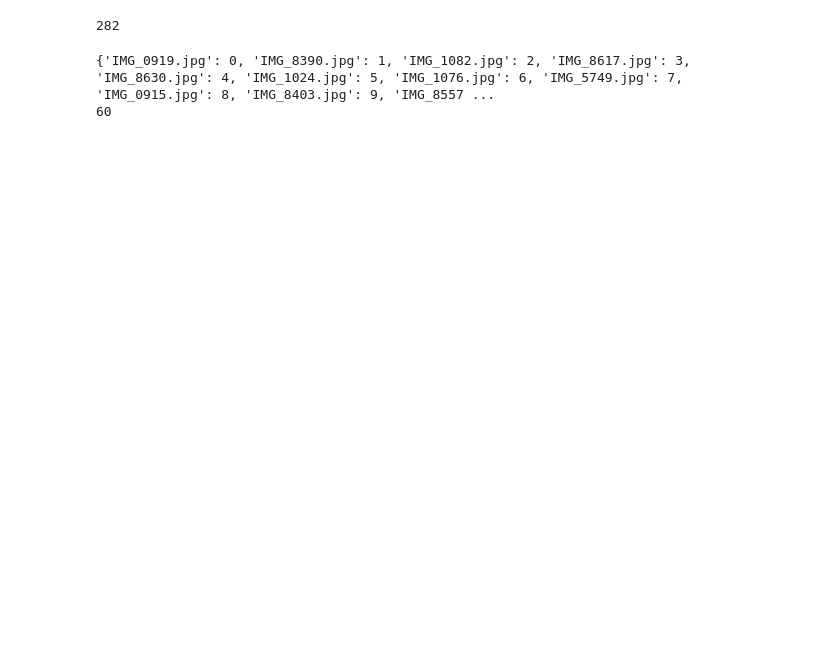
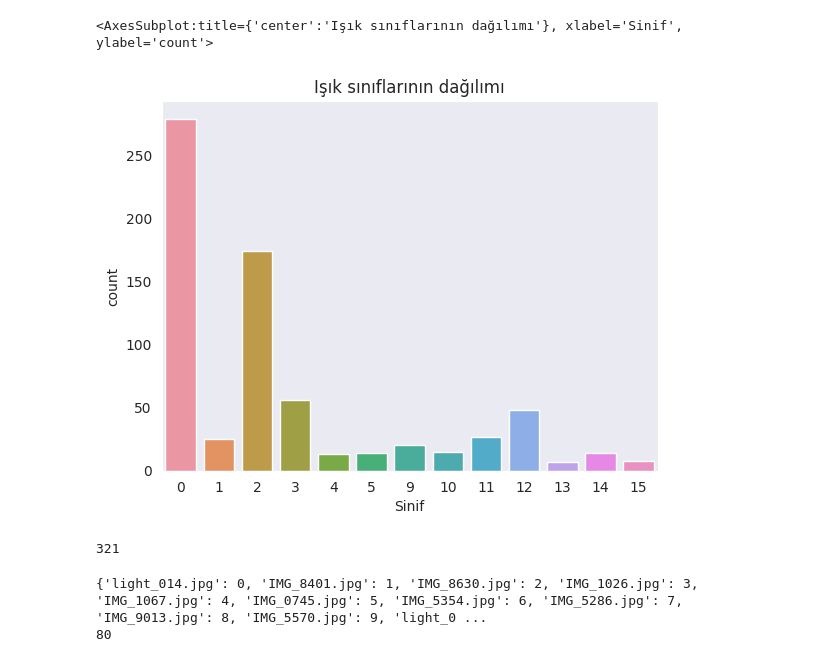
Before and after one commit to TahsinEnesKuru/Turkiye-Trafik-Isiklari-Tespiti, a Jupyter notebook: knn_note.ipynb, the cells around one changed output. Drawn from its saved outputs; the diff is of its cells as text; code cells hidden in the pictures; blank space fills up the shorter version.

```diff
--- a/knn_note.ipynb
+++ b/knn_note.ipynb
@@ -10,5 +16,6 @@ from sklearn.metrics import accuracy_score
 # %%
-classes = {"kirmizi_(red)":0,"sari_(yellow)":1,"yesil_(green)":2,"sol_kirmizi_(left_red)":3,"sag_kirmizi_(right_red)":4,"duz_kirmizi_(ahead_red)":5,"sol_sari_(left_yellow)":6,"sag_sari_(right_yellow)":7,"duz_sari_(ahead_yellow)":8,"sol_yesil_(left_green)":9,"sag_yesil_(right_green)":10,"duz_yesil_(ahead_green)":11}
+# classes = {"kirmizi_(red)":0,"sari_(yellow)":1,"yesil_(green)":2,"sol_kirmizi_(left_red)":3,"sag_kirmizi_(right_red)":4,"duz_kirmizi_(ahead_red)":5,"sol_sari_(left_yellow)":6,"sag_sari_(right_yellow)":7,"duz_sari_(ahead_yellow)":8,"sol_yesil_(left_green)":9,"sag_yesil_(right_green)":10,"duz_yesil_(ahead_green)":11}
+classes = {"kirmizi_(red)":0,"sari_(yellow)":1,"yesil_(green)":2,"sol_kirmizi_(left_red)":3,"sag_kirmizi_(right_red)":4,"duz_kirmizi_(ahead_red)":5,"sol_sari_(left_yellow)":6,"sag_sari_(right_yellow)":7,"duz_sari_(ahead_yellow)":8,"sol_yesil_(left_green)":9,"sag_yesil_(right_green)":10,"duz_yesil_(ahead_green)":11,"kirmizi_sari_(red_yellow)":12,"duz_kirmizi_sari_(ahead_red_yellow)":13,"sol_kirmizi_sari_(left_red_yellow)":14,"sag_kirmizi_sari_(right_red_yellow)":15}
 # %%
 def readDf(path):
     df = pd.read_csv(path)
@@ -19,10 +26,12 @@ def readDf(path):
     df = df.drop(columns='ymin')
     df = df.drop(columns='ymax')
     df = df.drop(columns='class')
-    df["name"] = [classes[item] for item in df['name']]
+    df["Sinif"] = [classes[item] for item in df['name']]
+    df = df.drop(columns='name')
     return df
 # %%
-test_path = 'traffic_lights_dataset_v1_type1/test'
-train_path = 'traffic_lights_dataset_v1_type1/train'
-trainDf = readDf('traffic_lights_dataset_v1_type1/train.csv')
-testDf = readDf('traffic_lights_dataset_v1_type1/test.csv')
+test_path = 'dataset_v2/test'
+train_path = 'dataset_v2/train'
+trainDf = readDf('dataset_v2/train.csv')
+testDf = readDf('dataset_v2/test.csv')
+trainDf
@@ -29,3 +52,9 @@ testDf = readDf('traffic_lights_dataset_v1_type1/test.csv')
+# %%
+plt.title('Işık sınıflarının dağılımı')
+sns.countplot(trainDf['Sinif'])
+# %% [output]
+<AxesSubplot:title={'center':'Işık sınıflarının dağılımı'}, xlabel='Sinif', ylabel='count'>
+[figure, added]
 # %%
 train_image_paths = []
 train_imageId = dict()
@@ -36,7 +65,7 @@ for image in os.listdir(train_path):
 train_image_paths
 print(len(train_image_paths))
 # %% [output]
-282
+321
 # %%
 test_image_paths = []
 test_imageId = dict()
@@ -48,6 +77,6 @@ test_image_paths
 print(test_imageId)
 print(len(test_image_paths))
 # %% [output]
-{'IMG_0919.jpg': 0, 'IMG_8390.jpg': 1, 'IMG_1082.jpg': 2, 'IMG_8617.jpg': 3, 'IMG_8630.jpg': 4, 'IMG_1024.jpg': 5, 'IMG_1076.jpg': 6, 'IMG_5749.jpg': 7, 'IMG_0915.jpg': 8, 'IMG_8403.jpg': 9, 'IMG_8557 ...
-60
+{'light_014.jpg': 0, 'IMG_8401.jpg': 1, 'IMG_8630.jpg': 2, 'IMG_1026.jpg': 3, 'IMG_1067.jpg': 4, 'IMG_0745.jpg': 5, 'IMG_5354.jpg': 6, 'IMG_5286.jpg': 7, 'IMG_9013.jpg': 8, 'IMG_5570.jpg': 9, 'light_0 ...
+80
 # %%
```
Also changed, not shown: parts of 8 cells of this notebook.
